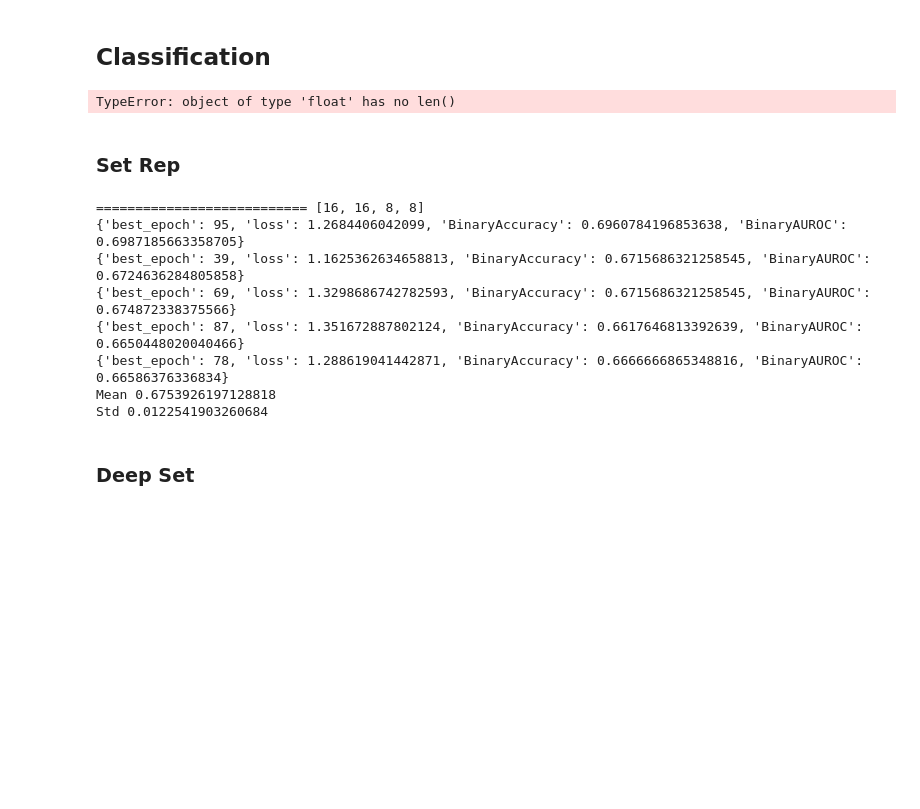
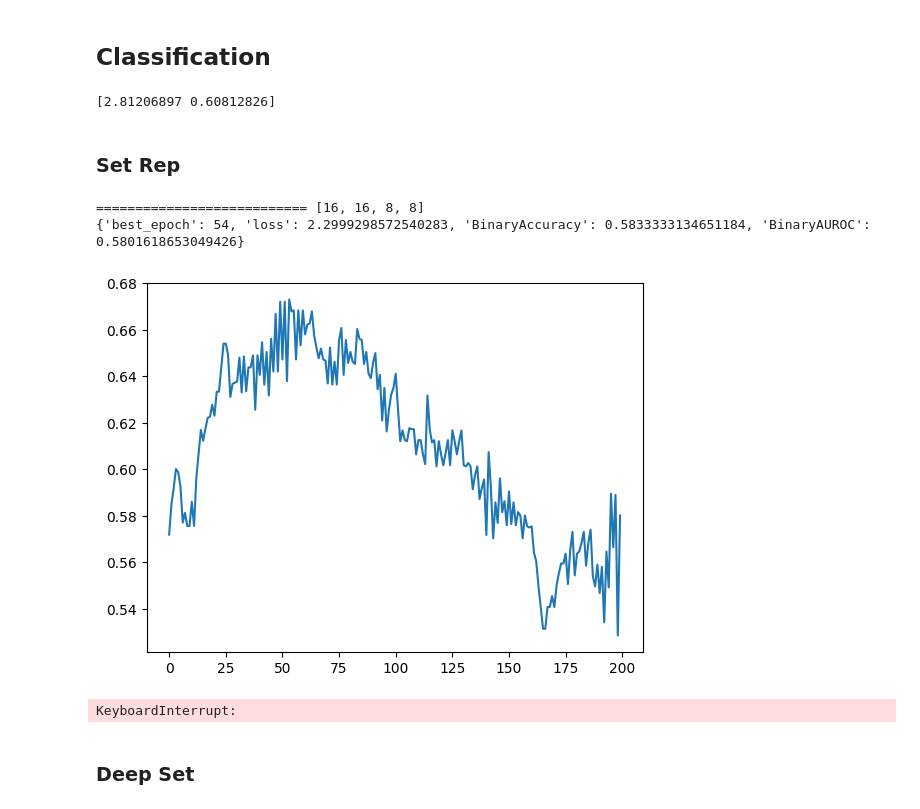
Before and after one commit to daenuprobst/molsetrep, a Jupyter notebook: notebooks/02_set_fingerprints.ipynb, the cells around one changed output. Saved outputs shown, nothing was run; the diff lists cells and outputs as text; code cells hidden in the pictures; blank space fills up the shorter version.

```diff
--- a/notebooks/02_set_fingerprints.ipynb
+++ b/notebooks/02_set_fingerprints.ipynb
@@ -29,15 +32,18 @@ train, valid, test = molnet_loader("bbbp", splitter="scaffold")
 
 enc = ECFPEncoder()
 
+class_weights = compute_class_weight("balanced", classes=np.sort(np.unique(train.y.flatten())), y=train.y.flatten())
+print(class_weights)
+
 train_dataset = enc.encode(train.ids, [y[0] for y in train.y], label_dtype=torch.long)
-valid_dataset = enc.encode(valid.ids, [y[0] for y in valid.y], label_dtype=torch.long)
+valid_dataset = enc.encode(test.ids, [y[0] for y in test.y], label_dtype=torch.long)
 test_dataset = enc.encode(test.ids, [y[0] for y in test.y], label_dtype=torch.long)
 
-train_loader = DataLoader(train_dataset, batch_size=64, sampler=ImbalancedSampler(train_dataset))
-valid_loader = DataLoader(valid_dataset, batch_size=64)
-test_loader = DataLoader(test_dataset, batch_size=64)
+train_loader = DataLoader(train_dataset, batch_size=64, shuffle=False)#, sampler=ImbalancedSampler(train_dataset))
+valid_loader = DataLoader(valid_dataset, batch_size=64, shuffle=False)
+test_loader = DataLoader(test_dataset, batch_size=64, shuffle=False)
 # %% [output]
-TypeError: object of type 'float' has no len()
+[2.81206897 0.60812826]
 # %% [markdown]
 ### Set Rep
 # %%
@@ -57,48 +63,47 @@ tests = [
     # [32, 32, 32, 32],
 ]
 
 for test in tests:
     print("===========================", test)
     torch.manual_seed(1)
     results = []
     for _ in range(5):
         model = DualSetRepClassifier(test[0], test[1], test[2], test[3], d, d2, 2)
-
+        device = torch.device("cuda" if torch.cuda.is_available() else "cpu")
         optimizer = torch.optim.Adam(model.parameters(), lr=0.001)
-        # scheduler = torch.optim.lr_scheduler.ExponentialLR(optimizer, gamma=0.9)
-        scheduler = torch.optim.lr_scheduler.ReduceLROnPlateau(optimizer, patience=10, factor=0.5)
-        criterion = torch.nn.NLLLoss()
+        # optimizer = torch.optim.NAdam(model.parameters(), lr=0.0001)
+        scheduler = torch.optim.lr_scheduler.ExponentialLR(optimizer, gamma=0.9)
+        scheduler = torch.optim.lr_scheduler.ReduceLROnPlateau(optimizer, patience=10, factor=0.1)
+        criterion = torch.nn.NLLLoss(weight=torch.FloatTensor(class_weights).to(device))
 
         trainer = MultisetTorchTrainer(
             model,
             optimizer,
             criterion,
-            100,
+            200,
             [BinaryAccuracy(), BinaryAUROC()],
             [BinaryAccuracy(), BinaryAUROC()],
             [BinaryAccuracy(), BinaryAUROC()],
-            scheduler=scheduler,
-            # monitor_metric=1,
-            # monitor_lower_is_better=False,
+            # scheduler=scheduler,
+            monitor_metric=1,
+            monitor_lower_is_better=False,
             silent=True
         )
 
         trainer.train(train_loader, valid_loader)
         r = trainer.test(test_loader)[0]
         print(r)
+        plt.plot(trainer.monitored_values)
+        plt.show()
         results.append(r["BinaryAUROC"])
 
     print("Mean", np.mean(results))
     print("Std", np.std(results))
 # %% [output]
 =========================== [16, 16, 8, 8]
-{'best_epoch': 95, 'loss': 1.2684406042099, 'BinaryAccuracy': 0.6960784196853638, 'BinaryAUROC': 0.6987185663358705}
-{'best_epoch': 39, 'loss': 1.1625362634658813, 'BinaryAccuracy': 0.6715686321258545, 'BinaryAUROC': 0.6724636284805858}
-{'best_epoch': 69, 'loss': 1.3298686742782593, 'BinaryAccuracy': 0.6715686321258545, 'BinaryAUROC': 0.674872338375566}
-{'best_epoch': 87, 'loss': 1.351672887802124, 'BinaryAccuracy': 0.6617646813392639, 'BinaryAUROC': 0.6650448020040466}
-{'best_epoch': 78, 'loss': 1.288619041442871, 'BinaryAccuracy': 0.6666666865348816, 'BinaryAUROC': 0.66586376336834}
-Mean 0.6753926197128818
-Std 0.0122541903260684
+{'best_epoch': 54, 'loss': 2.2999298572540283, 'BinaryAccuracy': 0.5833333134651184, 'BinaryAUROC': 0.5801618653049426}
+[figure, added]
+KeyboardInterrupt:
 # %% [markdown]
 ### Deep Set
 # %%
```
Also changed, not shown: parts of 5 cells of this notebook, 7 other files.
